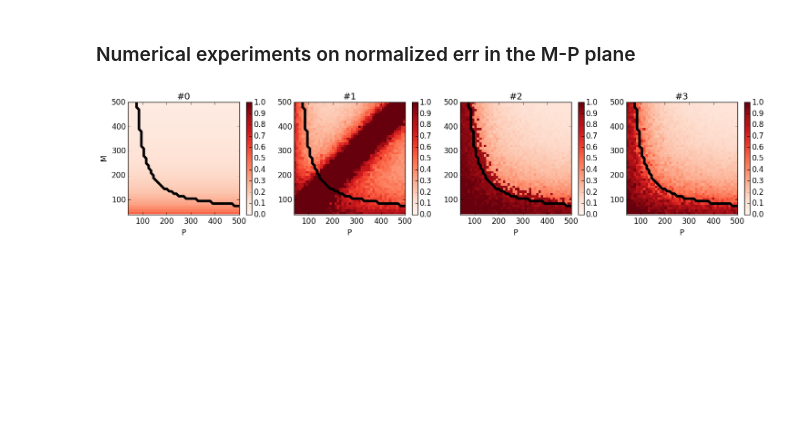
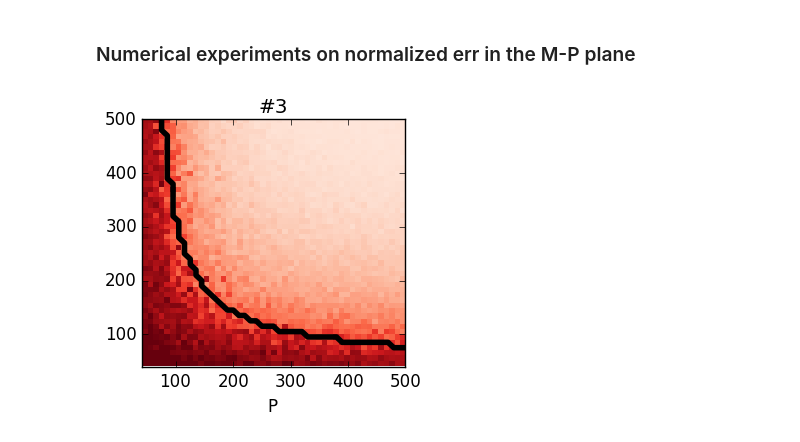
Before and after one commit to ganguli-lab/single-trial, a Jupyter notebook: notebooks/Analysis - Static Low-D Stim Decoding.ipynb, the cells around one changed output. Cells and saved outputs as stored; diff of their text form; code cells hidden in the pictures; blank space fills up the shorter version.

```diff
--- a/notebooks/Analysis - Static Low-D Stim Decoding.ipynb
+++ b/notebooks/Analysis - Static Low-D Stim Decoding.ipynb
@@ -276,24 +299,31 @@ valid = ((sqrt(1 / K - 1 / N) - sqrt(1 ./ Ms - 1 / N)).^2 .* sqrt(Ms)) * ((1 - s
 # %%
 function plot_helper(err)
     extent = [minimum(Ps), maximum(Ps), minimum(Ms), maximum(Ms)]
     imshow(err, aspect="auto", interpolation="nearest", origin="lower", cmap="Reds", vmin=0, vmax=1, extent=extent);
     colorbar();
     contour(repmat(Ps', length(Ms), 1), repmat(Ms, 1, length(Ps)), valid, 1, linewidths=4, colors="k")
 end
 
-figure(figsize=(15, 3.5))
-subplot(141)
-plot_helper(err_best)
-title("#0"); ylabel("M"); xlabel("P")
-subplot(142)
-plot_helper(err_simple)
-title("#1"); xlabel("P")
-subplot(143)
-plot_helper(err_subspace)
-title("#2"); xlabel("P")
-subplot(144)
+# figure(figsize=(15, 3.5))
+# subplot(141)
+# plot_helper(err_best)
+# title("#0"); ylabel("M"); xlabel("P")
+# subplot(142)
+# plot_helper(err_simple)
+# title("#1"); xlabel("P")
+# subplot(143)
+# plot_helper(err_subspace)
+# title("#2"); xlabel("P")
+# subplot(144)
+# plot_helper(err_signal)
+# title("#3"); xlabel("P")
+# tight_layout()
+
+figure(figsize=(3.5, 3.5))
+
 plot_helper(err_signal)
 title("#3"); xlabel("P")
 tight_layout()
+savefig("../figures/static.err.eps")
 # %% [output]
-[figure, old version]
+[figure, new version]
```
Also changed, not shown: parts of 6 cells of this notebook, 5 other files.
